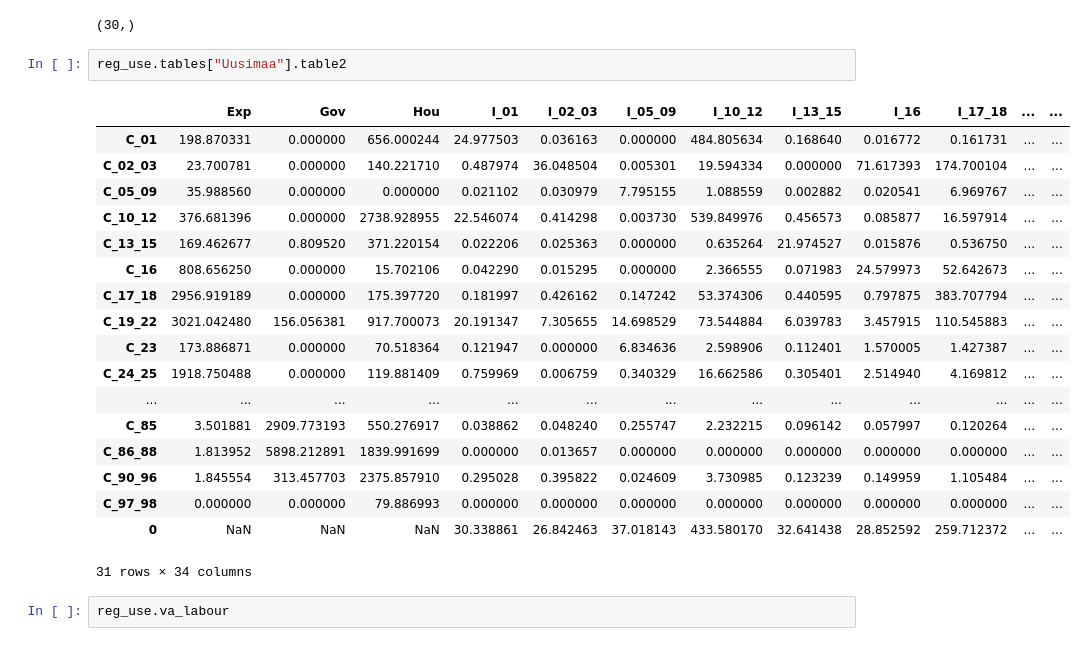
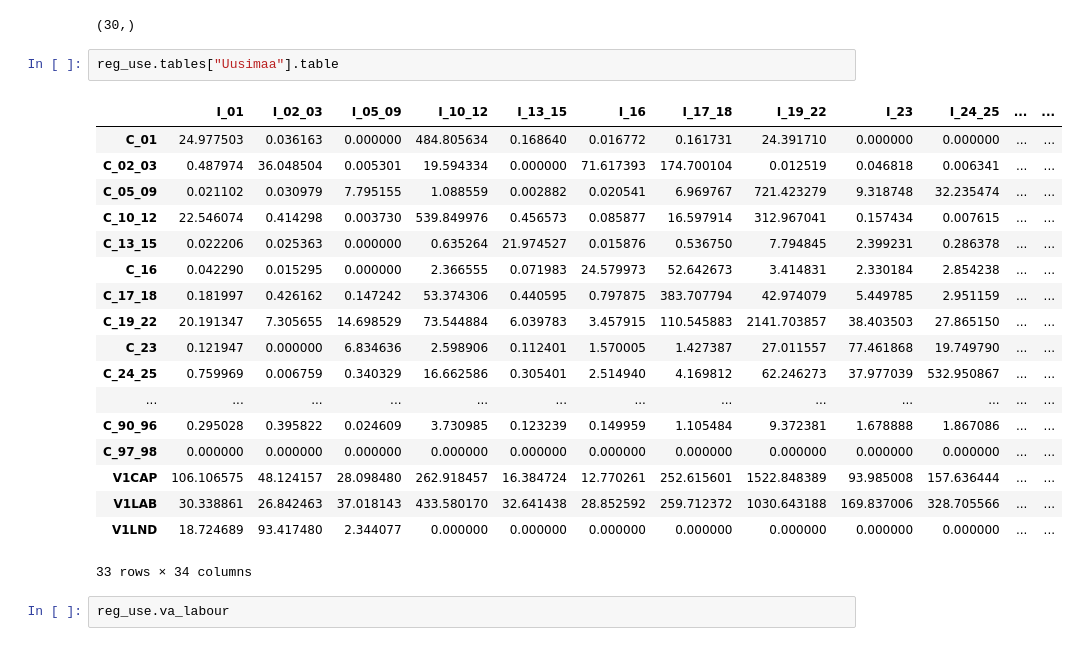
Before and after one commit to pttry/alta, a Jupyter notebook: Read_har.ipynb, the cells around one changed output. Saved outputs shown, nothing was run; the diff lists cells and outputs as text.

```diff
--- a/Read_har.ipynb
+++ b/Read_har.ipynb
@@ -90,26 +62,26 @@ va_land_obj["array"][:,1].shape
 # %% [output]
 (30,)
 # %%
-reg_use.tables["Uusimaa"].table2
+reg_use.tables["Uusimaa"].table
 # %% [output]
-|  | Exp | Gov | Hou | I_01 | I_02_03 | I_05_09 | I_10_12 | I_13_15 | I_16 | I_17_18 | ... | ... |
-| C_01 | 198.870331 | 0.000000 | 656.000244 | 24.977503 | 0.036163 | 0.000000 | 484.805634 | 0.168640 | 0.016772 | 0.161731 | ... | ... |
-| C_02_03 | 23.700781 | 0.000000 | 140.221710 | 0.487974 | 36.048504 | 0.005301 | 19.594334 | 0.000000 | 71.617393 | 174.700104 | ... | ... |
-| C_05_09 | 35.988560 | 0.000000 | 0.000000 | 0.021102 | 0.030979 | 7.795155 | 1.088559 | 0.002882 | 0.020541 | 6.969767 | ... | ... |
-| C_10_12 | 376.681396 | 0.000000 | 2738.928955 | 22.546074 | 0.414298 | 0.003730 | 539.849976 | 0.456573 | 0.085877 | 16.597914 | ... | ... |
-| C_13_15 | 169.462677 | 0.809520 | 371.220154 | 0.022206 | 0.025363 | 0.000000 | 0.635264 | 21.974527 | 0.015876 | 0.536750 | ... | ... |
-| C_16 | 808.656250 | 0.000000 | 15.702106 | 0.042290 | 0.015295 | 0.000000 | 2.366555 | 0.071983 | 24.579973 | 52.642673 | ... | ... |
-| C_17_18 | 2956.919189 | 0.000000 | 175.397720 | 0.181997 | 0.426162 | 0.147242 | 53.374306 | 0.440595 | 0.797875 | 383.707794 | ... | ... |
-| C_19_22 | 3021.042480 | 156.056381 | 917.700073 | 20.191347 | 7.305655 | 14.698529 | 73.544884 | 6.039783 | 3.457915 | 110.545883 | ... | ... |
-| C_23 | 173.886871 | 0.000000 | 70.518364 | 0.121947 | 0.000000 | 6.834636 | 2.598906 | 0.112401 | 1.570005 | 1.427387 | ... | ... |
-| C_24_25 | 1918.750488 | 0.000000 | 119.881409 | 0.759969 | 0.006759 | 0.340329 | 16.662586 | 0.305401 | 2.514940 | 4.169812 | ... | ... |
+|  | I_01 | I_02_03 | I_05_09 | I_10_12 | I_13_15 | I_16 | I_17_18 | I_19_22 | I_23 | I_24_25 | ... | ... |
+| C_01 | 24.977503 | 0.036163 | 0.000000 | 484.805634 | 0.168640 | 0.016772 | 0.161731 | 24.391710 | 0.000000 | 0.000000 | ... | ... |
+| C_02_03 | 0.487974 | 36.048504 | 0.005301 | 19.594334 | 0.000000 | 71.617393 | 174.700104 | 0.012519 | 0.046818 | 0.006341 | ... | ... |
+| C_05_09 | 0.021102 | 0.030979 | 7.795155 | 1.088559 | 0.002882 | 0.020541 | 6.969767 | 721.423279 | 9.318748 | 32.235474 | ... | ... |
+| C_10_12 | 22.546074 | 0.414298 | 0.003730 | 539.849976 | 0.456573 | 0.085877 | 16.597914 | 312.967041 | 0.157434 | 0.007615 | ... | ... |
+| C_13_15 | 0.022206 | 0.025363 | 0.000000 | 0.635264 | 21.974527 | 0.015876 | 0.536750 | 7.794845 | 2.399231 | 0.286378 | ... | ... |
+| C_16 | 0.042290 | 0.015295 | 0.000000 | 2.366555 | 0.071983 | 24.579973 | 52.642673 | 3.414831 | 2.330184 | 2.854238 | ... | ... |
+| C_17_18 | 0.181997 | 0.426162 | 0.147242 | 53.374306 | 0.440595 | 0.797875 | 383.707794 | 42.974079 | 5.449785 | 2.951159 | ... | ... |
+| C_19_22 | 20.191347 | 7.305655 | 14.698529 | 73.544884 | 6.039783 | 3.457915 | 110.545883 | 2141.703857 | 38.403503 | 27.865150 | ... | ... |
+| C_23 | 0.121947 | 0.000000 | 6.834636 | 2.598906 | 0.112401 | 1.570005 | 1.427387 | 27.011557 | 77.461868 | 19.749790 | ... | ... |
+| C_24_25 | 0.759969 | 0.006759 | 0.340329 | 16.662586 | 0.305401 | 2.514940 | 4.169812 | 62.246273 | 37.977039 | 532.950867 | ... | ... |
 | ... | ... | ... | ... | ... | ... | ... | ... | ... | ... | ... | ... | ... |
-| C_85 | 3.501881 | 2909.773193 | 550.276917 | 0.038862 | 0.048240 | 0.255747 | 2.232215 | 0.096142 | 0.057997 | 0.120264 | ... | ... |
-| C_86_88 | 1.813952 | 5898.212891 | 1839.991699 | 0.000000 | 0.013657 | 0.000000 | 0.000000 | 0.000000 | 0.000000 | 0.000000 | ... | ... |
-| C_90_96 | 1.845554 | 313.457703 | 2375.857910 | 0.295028 | 0.395822 | 0.024609 | 3.730985 | 0.123239 | 0.149959 | 1.105484 | ... | ... |
-| C_97_98 | 0.000000 | 0.000000 | 79.886993 | 0.000000 | 0.000000 | 0.000000 | 0.000000 | 0.000000 | 0.000000 | 0.000000 | ... | ... |
-| 0 | NaN | NaN | NaN | 30.338861 | 26.842463 | 37.018143 | 433.580170 | 32.641438 | 28.852592 | 259.712372 | ... | ... |
+| C_90_96 | 0.295028 | 0.395822 | 0.024609 | 3.730985 | 0.123239 | 0.149959 | 1.105484 | 9.372381 | 1.678888 | 1.867086 | ... | ... |
+| C_97_98 | 0.000000 | 0.000000 | 0.000000 | 0.000000 | 0.000000 | 0.000000 | 0.000000 | 0.000000 | 0.000000 | 0.000000 | ... | ... |
+| V1CAP | 106.106575 | 48.124157 | 28.098480 | 262.918457 | 16.384724 | 12.770261 | 252.615601 | 1522.848389 | 93.985008 | 157.636444 | ... | ... |
+| V1LAB | 30.338861 | 26.842463 | 37.018143 | 433.580170 | 32.641438 | 28.852592 | 259.712372 | 1030.643188 | 169.837006 | 328.705566 | ... | ... |
+| V1LND | 18.724689 | 93.417480 | 2.344077 | 0.000000 | 0.000000 | 0.000000 | 0.000000 | 0.000000 | 0.000000 | 0.000000 | ... | ... |
-31 rows × 34 columns
+33 rows × 34 columns
 # %%
 reg_use.va_labour
 # %% [output]
```
Also changed, not shown: parts of 6 cells of this notebook, 3 other files.
